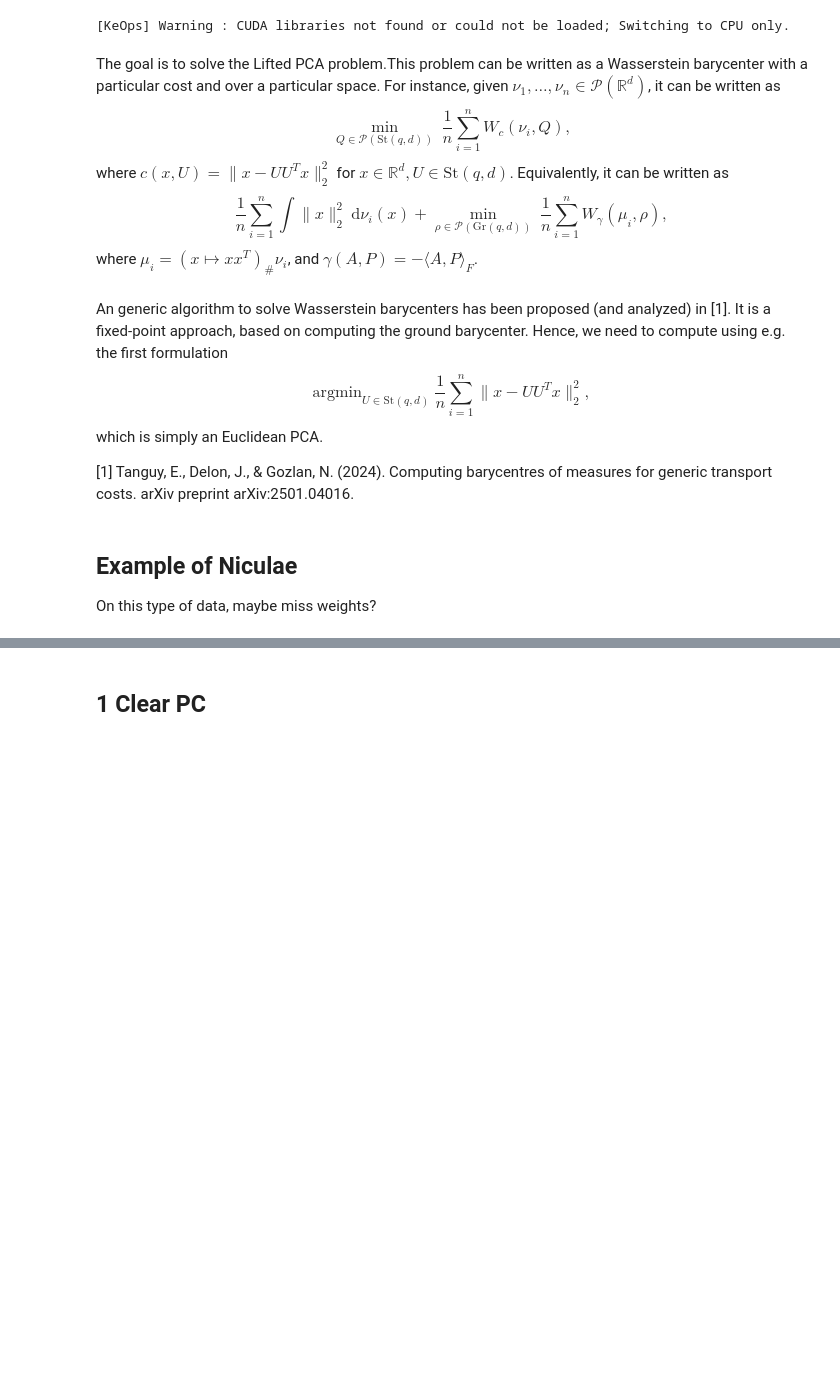
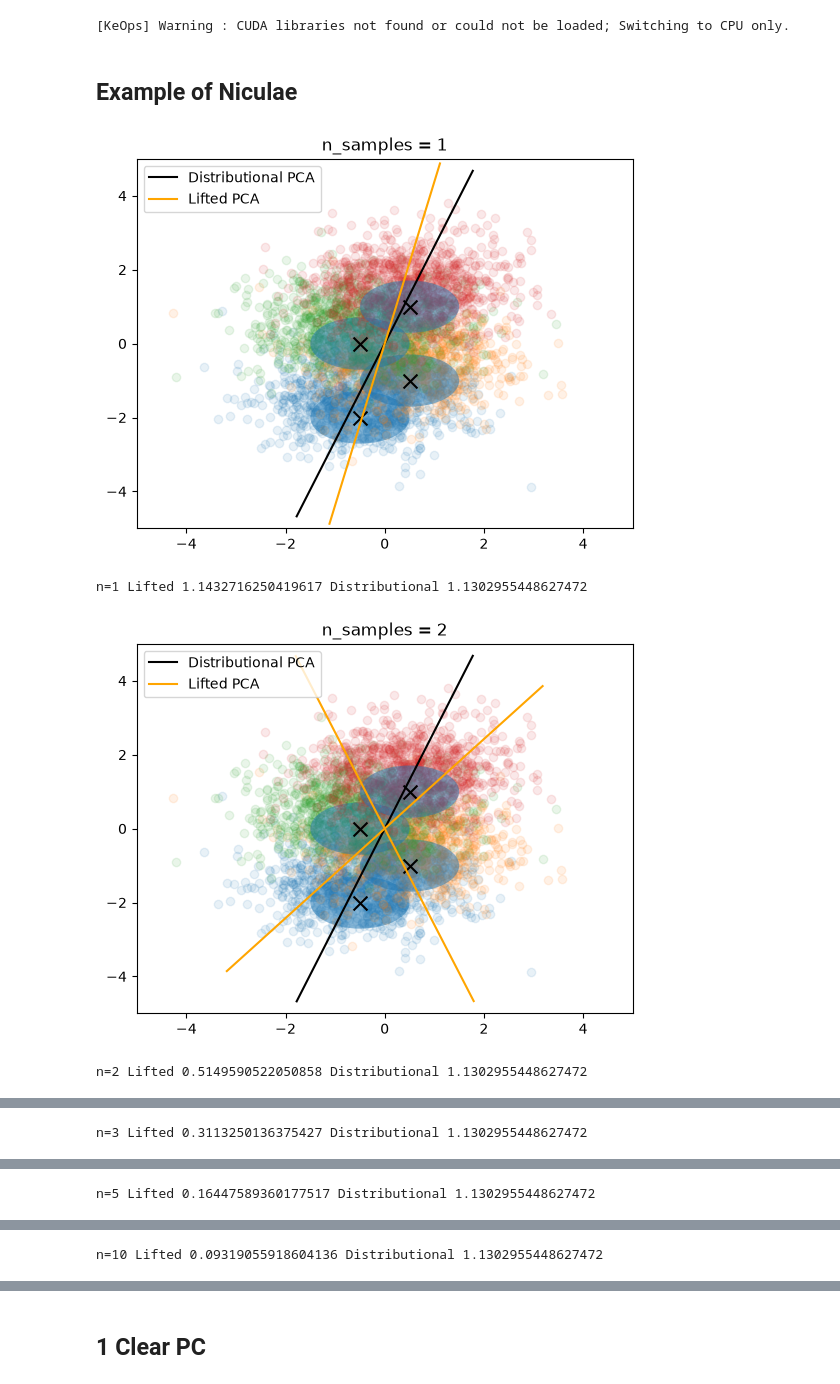
Before and after one commit to clbonet/Lifting_PCA_Wasserstein_Space, a Jupyter notebook: LiftedPCA.ipynb, the cells around one changed output, grey strips where cells are left out. Cells and saved outputs as stored; diff of their text form; code cells hidden in the pictures; blank space fills up the shorter version.

```diff
--- a/LiftedPCA.ipynb
+++ b/LiftedPCA.ipynb
@@ -14,26 +9,20 @@ from lib_pca.lifted_pca import LiftedPCA, cost_pca
 from lib_pca.distributional_pca import DistributionalPCA
 # %% [output]
 [KeOps] Warning : CUDA libraries not found or could not be loaded; Switching to CPU only.
-# %% [markdown]
-The goal is to solve the Lifted PCA problem.This problem can be written as a Wasserstein barycenter with a particular cost and over a particular space. For instance, given $\nu_1,\dots,\nu_n\in \mathcal{P}(\mathbb{R}^d)$, it can be written as
-\begin{equation}
-    \min_{Q\in \mathcal{P}(\mathrm{St}(q,d))}\ \frac1n \sum_{i=1}^n W_c(\nu_i, Q),
-\end{equation}
-where $c(x,U)=\|x-UU^T x\|_2^2$ for $x\in \mathbb{R}^d, U\in \mathrm{St}(q,d)$. Equivalently, it can be written as
-\begin{equation}
-    \frac1n \sum_{i=1}^n \int \|x\|_2^2\ \mathrm{d}\nu_i(x) + \min_{\rho\in \mathcal{P}(\mathrm{Gr}(q,d))}\ \frac1n \sum_{i=1}^n W_\gamma(\mu_i, \rho),
-\end{equation}
-where $\mu_i = (x\mapsto xx^T)_\#\nu_i$, and $\gamma(A, P) = -\langle A, P\rangle_F$.
-# %% [markdown]
-An generic algorithm to solve Wasserstein barycenters has been proposed (and analyzed) in [1]. It is a fixed-point approach, based on computing the ground barycenter. Hence, we need to compute using e.g. the first formulation
-\begin{equation}
-    \mathrm{argmin}_{U\in \mathrm{St}(q,d)}\ \frac1n \sum_{i=1}^n \|x - UU^T x\|_2^2,
-\end{equation}
-which is simply an Euclidean PCA.
-
-[1] Tanguy, E., Delon, J., & Gozlan, N. (2024). Computing barycentres of measures for generic transport costs. arXiv preprint arXiv:2501.04016.
 # %%
-def plot(eig_lifted, eig_distr_pca, samples, means, Sigmas, title=None):
+def plot(eig_lifted, eig_distr_pca, samples, means, Sigmas, title=None, weights=None):
+
+    if weights is None:
+        weights = np.ones(len(eig_lifted))
+
+    min_weights = weights.min()
+    max_weights = weights.max()
+    diff = max_weights - min_weights
+
+    if diff == 0:
+        alpha = weights
+    else:
+        alpha = 0.05 + 0.95 * (weights - min_weights) / diff
 
     for k in range(len(samples)):
         plt.scatter(samples[k][:, 0], samples[k][:,1], alpha=0.1)
@@ -50,9 +39,9 @@ def plot(eig_lifted, eig_distr_pca, samples, means, Sigmas, title=None):
         pc = ts[:,None] * eig_lifted[k,:,0][None]
 
         if k == 0:
-            plt.plot(pc[:,0], pc[:,1], c="orange", label="Lifted PCA")
+            plt.plot(pc[:,0], pc[:,1], c="orange", label="Lifted PCA", alpha=alpha[k])
         else:
-            plt.plot(pc[:,0], pc[:,1], c="orange")
+            plt.plot(pc[:,0], pc[:,1], c="orange", alpha=alpha[k])
 
     if title is not None:
         plt.title(title)
@@ -64,8 +53,6 @@ def plot(eig_lifted, eig_distr_pca, samples, means, Sigmas, title=None):
     plt.show()
 # %% [markdown]
 ## Example of Niculae
-
-On this type of data, maybe miss weights?
 # %%
 ## Data from https://arxiv.org/abs/2306.13503
 
@@ -88,3 +75,26 @@ y_samples = torch.from_numpy(np.concatenate([[k] * 1000 for k in range(4)], axis
 concat_samples = torch.cat([samples[k] for k in range(len(samples))], axis=0)
 
 concat_samples = concat_samples - torch.mean(concat_samples, axis=0, keepdims=True)
+# %%
+# Vary number of Dirac
+for n_samples in [1, 2, 3, 5, 10]:
+    lifted_pca = LiftedPCA(n_components=1, n_samples=n_samples)
+    lifted_pca.fit(samples)
+    eigenvectors_lifted = lifted_pca.components_
+
+    # Distributional PCA
+    pca_distributional = DistributionalPCA()
+    pca_distributional.fit_from_samples(concat_samples, y_samples)
+    eigenvectors_distributional = pca_distributional.components_# .numpy()
+
+    plot(eigenvectors_lifted, eigenvectors_distributional, samples, means, Sigmas, title="n_samples = "+str(n_samples))
+
+    print(
+        "n="+str(n_samples), "Lifted", lifted_pca.cost_barycenter(samples),
+        "Distributional", pca_distributional.cost_barycenter(samples)
+    )
+# %% [output]
+[figure, added]
+n=1 Lifted 1.1432716250419617 Distributional 1.1302955448627472
+[figure, added]
+n=2 Lifted 0.5149590522050858 Distributional 1.1302955448627472
@@ -90,0 +102 @@ concat_samples = concat_samples - torch.mean(concat_samples, axis=0, keepdims=Tr
+n=3 Lifted 0.3113250136375427 Distributional 1.1302955448627472
@@ -90,0 +104 @@ concat_samples = concat_samples - torch.mean(concat_samples, axis=0, keepdims=Tr
+n=5 Lifted 0.16447589360177517 Distributional 1.1302955448627472
@@ -91 +106,2 @@ concat_samples = concat_samples - torch.mean(concat_samples, axis=0, keepdims=Tr
+n=10 Lifted 0.09319055918604136 Distributional 1.1302955448627472
 # %%
```
Also changed, not shown: parts of 63 cells of this notebook, 3 other files.
